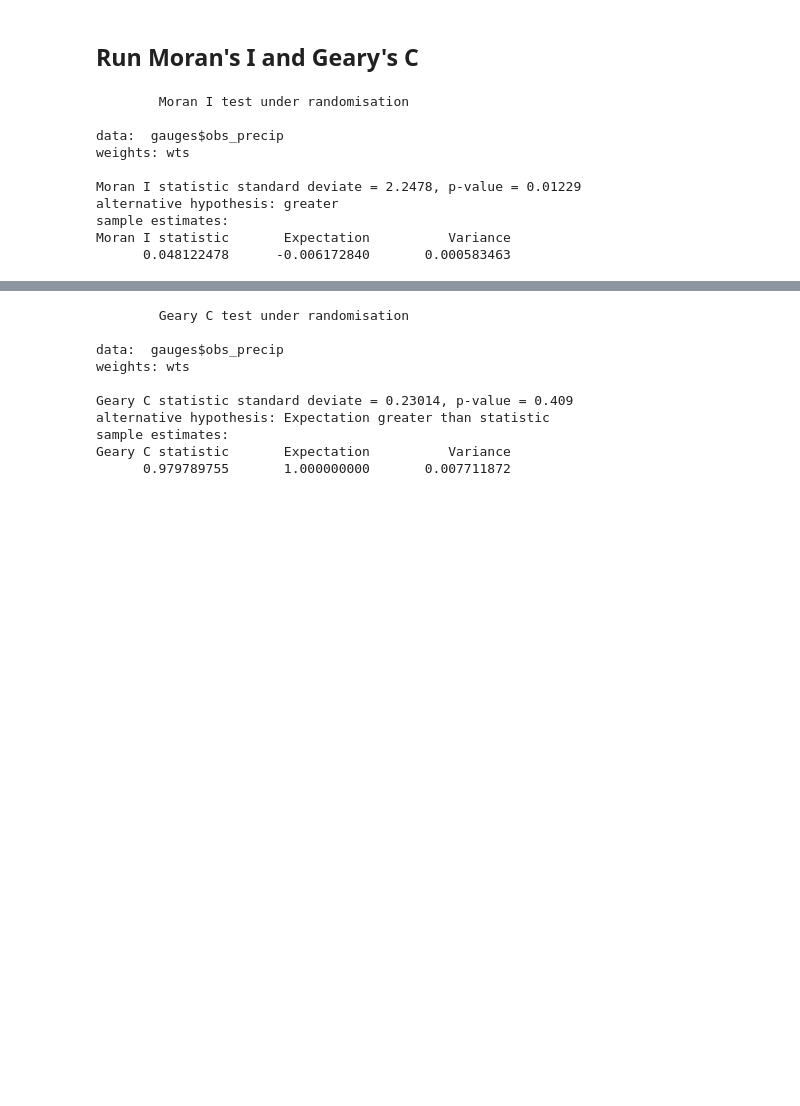
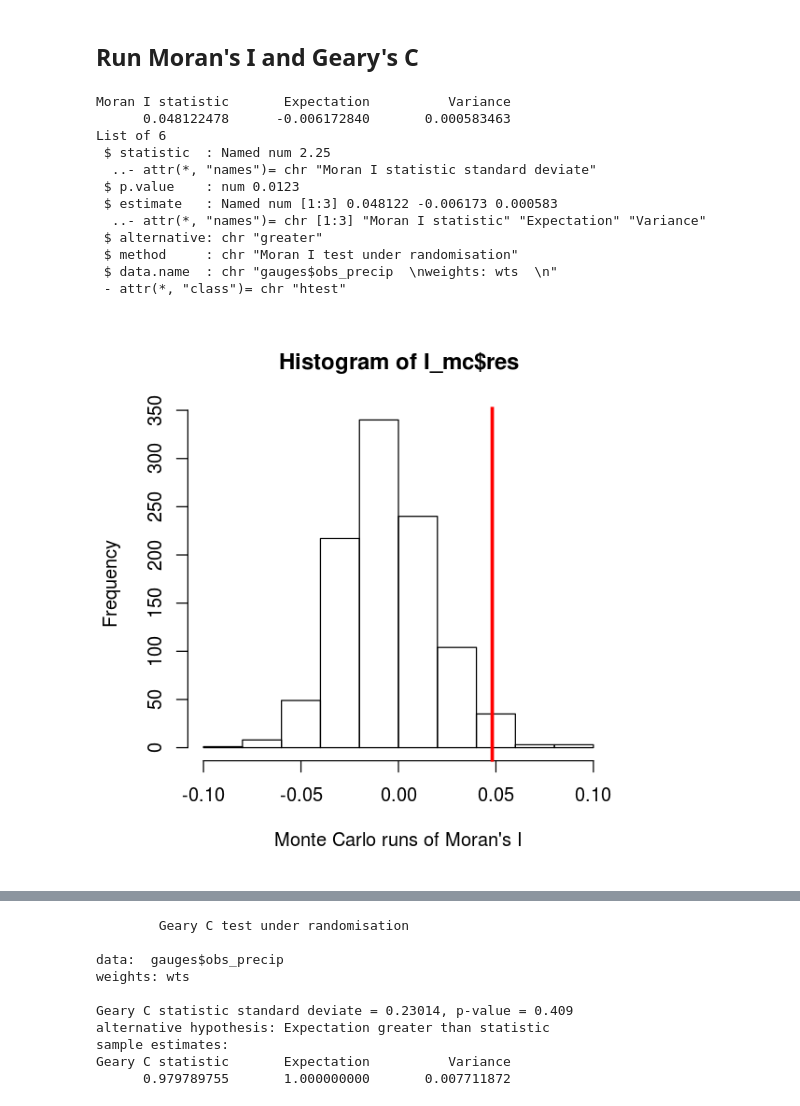
Before and after one commit to micha-silver/point_patterns, a Jupyter notebook: Point Pattern Morans I.ipynb, the cells around one changed output, grey strips where cells are left out. Cells and saved outputs as stored; diff of their text form; code cells hidden in the pictures; blank space fills up the shorter version.

Commit message:
Edits to Moran's I notebook

```diff
--- a/Point Pattern Morans I.ipynb
+++ b/Point Pattern Morans I.ipynb
@@ -64,19 +81,30 @@ Warning message in dist(gauges):
 # Prepare SPDF
 xy_coords <- cbind(gauges$longitude, gauges$latitude)
 proj_wgs84 = CRS("+init=epsg:4326")
-coordinates(gauges) <- xy_coords
-proj4string(gauges) <- proj_wgs84
+#coordinates(gauges) <- xy_coords
+#proj4string(gauges) <- proj_wgs84
 
 # Moran's I
-moran.test(gauges$obs_precip, wts)
+I <- moran.test(gauges$obs_precip, wts)
+I_stat <- I$estimate[1]
+print(I$estimate)
+str(I)
 # %% [output]
-        Moran I test under randomisation
-
-data:  gauges$obs_precip
-weights: wts
-
-Moran I statistic standard deviate = 2.2478, p-value = 0.01229
-alternative hypothesis: greater
-sample estimates:
 Moran I statistic       Expectation          Variance
       0.048122478      -0.006172840       0.000583463
+List of 6
+ $ statistic  : Named num 2.25
+  ..- attr(*, "names")= chr "Moran I statistic standard deviate"
+ $ p.value    : num 0.0123
+ $ estimate   : Named num [1:3] 0.048122 -0.006173 0.000583
+  ..- attr(*, "names")= chr [1:3] "Moran I statistic" "Expectation" "Variance"
+ $ alternative: chr "greater"
+ $ method     : chr "Moran I test under randomisation"
+ $ data.name  : chr "gauges$obs_precip  \nweights: wts  \n"
+ - attr(*, "class")= chr "htest"
+# %%
+I_mc <- moran.mc(gauges$obs_precip, wts, nsim=999)
+hist(I_mc$res, xlab="Monte Carlo runs of Moran's I")
+abline(v=I_stat, col="red", lwd=3)
+# %% [output]
+[figure, added]
```
Also changed, not shown: parts of 5 cells of this notebook, 1 other file.
